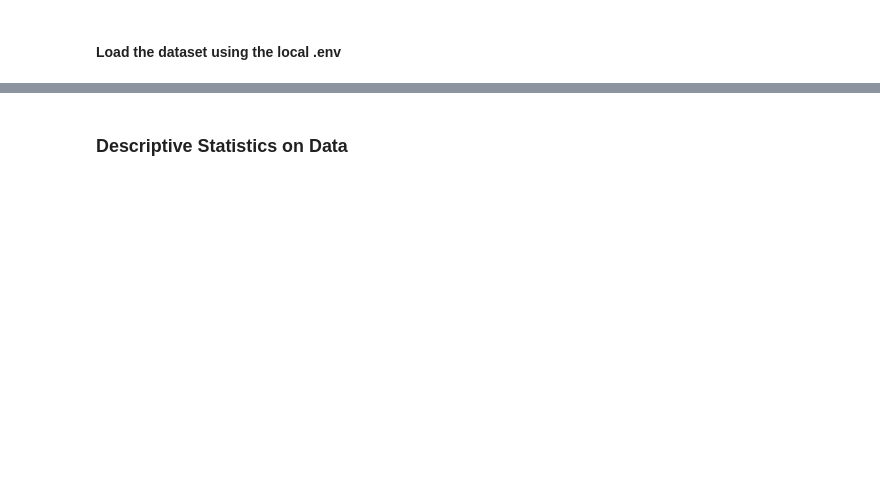
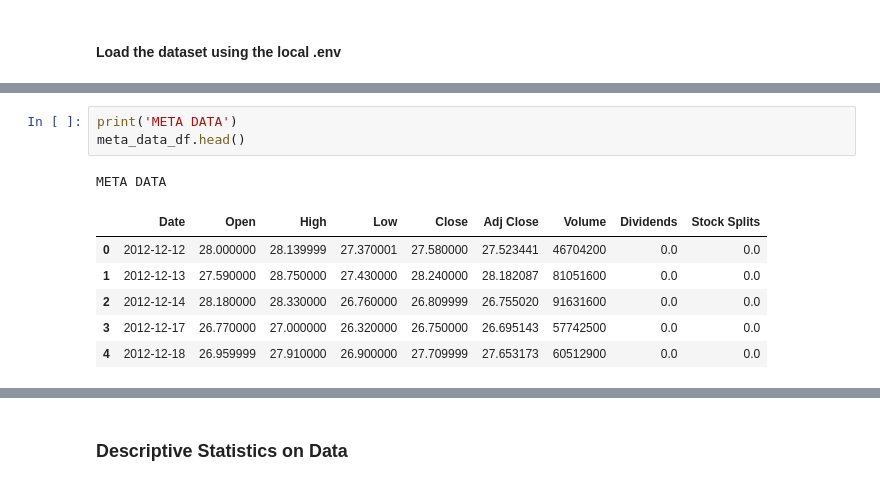
Before and after one commit to tegbiye/sentiment-analysis-stock-week1, a Jupyter notebook: notebooks/quantitative_analysis.ipynb, the cells around one changed output, grey strips where cells are left out. Cells and saved outputs as stored; diff of their text form; blank space fills up the shorter version.

```diff
--- a/notebooks/quantitative_analysis.ipynb
+++ b/notebooks/quantitative_analysis.ipynb
@@ -46,0 +86,11 @@ None
+# %%
+print('META DATA')
+meta_data_df.head()
+# %% [output]
+META DATA
+|  | Date | Open | High | Low | Close | Adj Close | Volume | Dividends | Stock Splits |
+| 0 | 2012-12-12 | 28.000000 | 28.139999 | 27.370001 | 27.580000 | 27.523441 | 46704200 | 0.0 | 0.0 |
+| 1 | 2012-12-13 | 27.590000 | 28.750000 | 27.430000 | 28.240000 | 28.182087 | 81051600 | 0.0 | 0.0 |
+| 2 | 2012-12-14 | 28.180000 | 28.330000 | 26.760000 | 26.809999 | 26.755020 | 91631600 | 0.0 | 0.0 |
+| 3 | 2012-12-17 | 26.770000 | 27.000000 | 26.320000 | 26.750000 | 26.695143 | 57742500 | 0.0 | 0.0 |
+| 4 | 2012-12-18 | 26.959999 | 27.910000 | 26.900000 | 27.709999 | 27.653173 | 60512900 | 0.0 | 0.0 |
```
Also changed, not shown: parts of 14 cells of this notebook.
